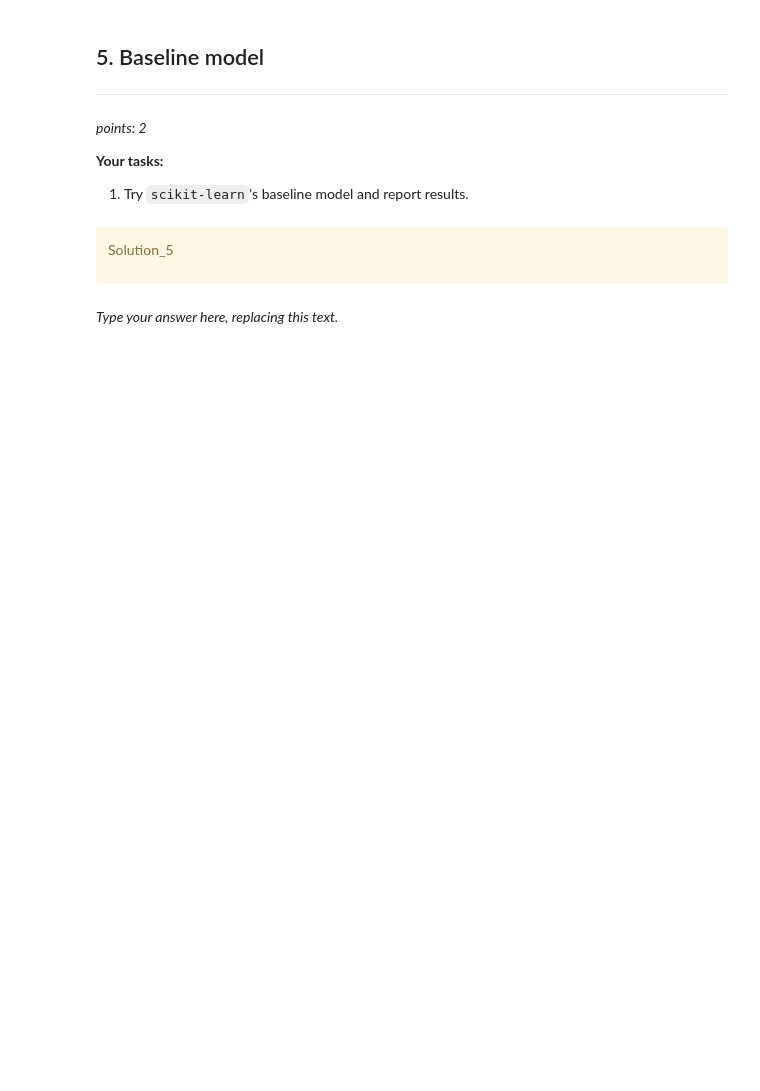
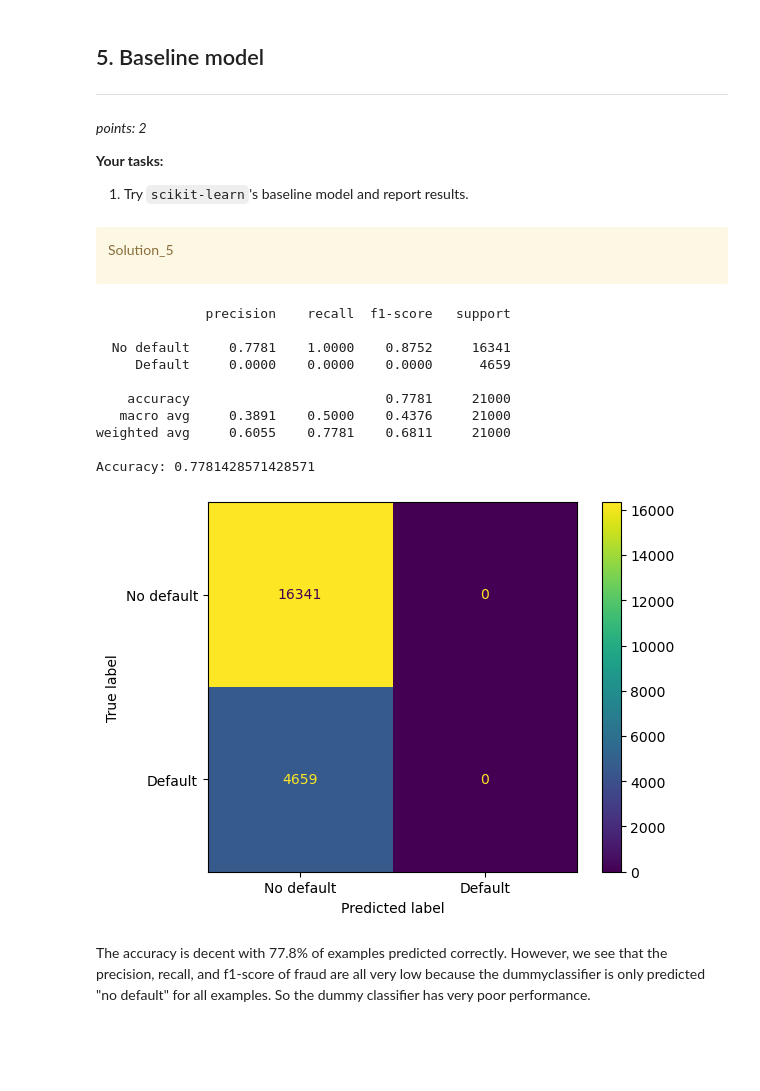
Before and after one commit to rdangyan/cs330, a Jupyter notebook: hw/hw5/hw5.ipynb, the cells around one changed output. Drawn from its saved outputs; the diff is of its cells as text; code cells hidden in the pictures; blank space fills up the shorter version.

```diff
--- a/hw/hw5/hw5.ipynb
+++ b/hw/hw5/hw5.ipynb
@@ -295,8 +304,46 @@ _points: 2_
 Solution_5
 
 </div>
-# %% [markdown]
-_Type your answer here, replacing this text._
+# %%
+X_train = train_df.drop(columns=["default.payment.next.month"])
+y_train = train_df["default.payment.next.month"]
+
+dummy = DummyClassifier(strategy = "most_frequent")
+cv_preds = cross_val_predict(dummy, X_train, y_train, cv=5)
+
+# generate confusion matrix (code from lecture 9)
+ConfusionMatrixDisplay.from_predictions(
+    y_train,
+    cross_val_predict(dummy, X_train, y_train),
+    display_labels=["No default", "Default"],
+    values_format="d"
+)
+
+
+# create classification report (code from lecture 9)
+dummy.fit(X_train, y_train)
+print(
+    classification_report(
+        y_train, dummy.predict(X_train), target_names=["No default", "Default"], digits=4, zero_division=0
+    )
+)
+
+pred = dummy.predict(X_train)
+print(f"Accuracy: {accuracy_score(y_train,pred)}")
+# %% [output]
+              precision    recall  f1-score   support
+
+  No default     0.7781    1.0000    0.8752     16341
+     Default     0.0000    0.0000    0.0000      4659
+
+    accuracy                         0.7781     21000
+   macro avg     0.3891    0.5000    0.4376     21000
+weighted avg     0.6055    0.7781    0.6811     21000
+
+Accuracy: 0.7781428571428571
+[figure, added]
+# %% [markdown]
+The accuracy is decent with 77.8% of examples predicted correctly. However, we see that the precision, recall, and f1-score of fraud are all very low because the dummyclassifier is only predicted "no default" for all examples. So the dummy classifier has very poor performance.
 # %% [markdown]
 <br><br>
 # %% [markdown]
```
Also changed, not shown: parts of 3 cells of this notebook.
